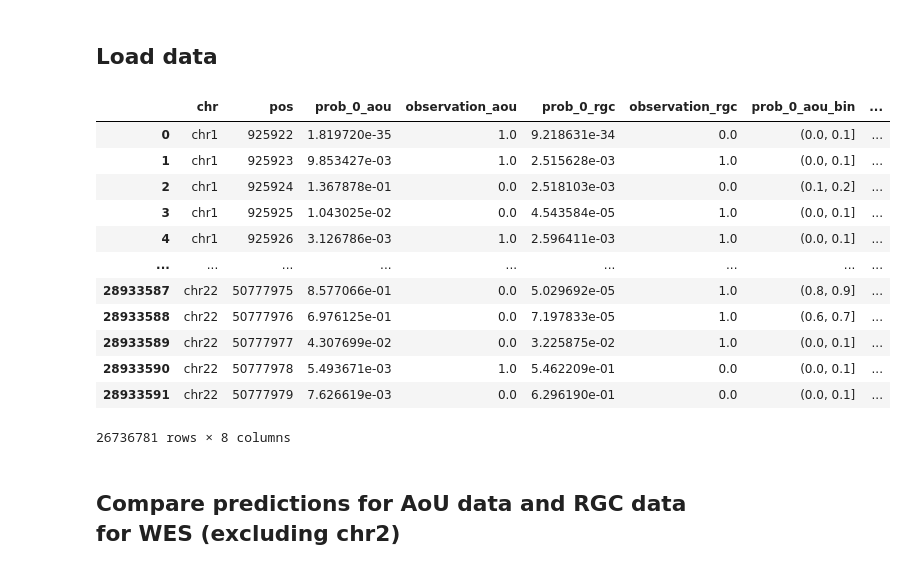
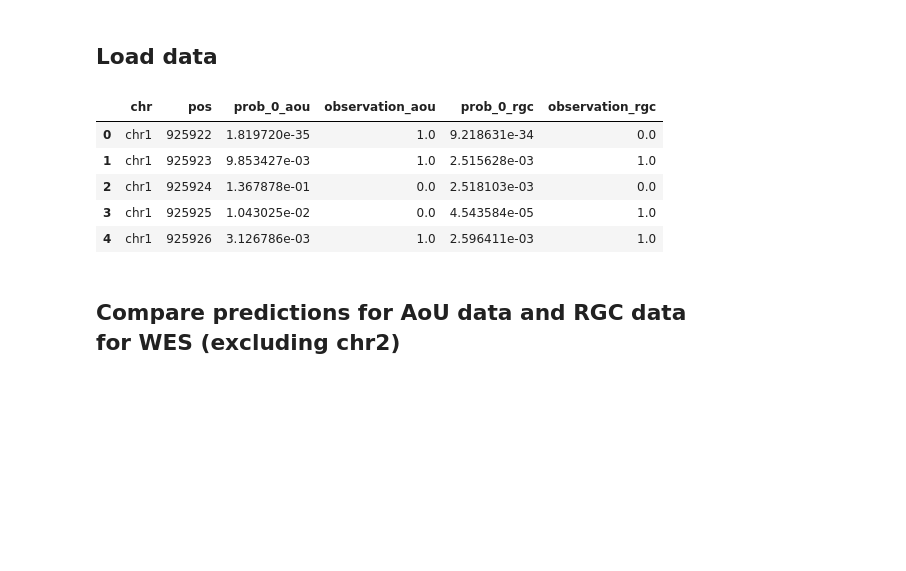
Before and after one commit to healthcare-medicine-ai/wgs-constraint-llm, a Jupyter notebook: RGC + AoU Predictions.ipynb, the cells around one changed output. Cells and saved outputs as stored; diff of their text form; code cells hidden in the pictures; blank space fills up the shorter version.

```diff
--- a/RGC + AoU Predictions.ipynb
+++ b/RGC + AoU Predictions.ipynb
@@ -29,26 +29,24 @@ coverage_file_path = data_path + 'gnomad.exomes.v4.0.coverage.summary.tsv.bgz'
 # %%
 # Define model name (and absolute path)
 model_name = results_path + 'HMM_rgc_0.9_over20_chr2'
 
 # aou_predictions_df = pd.read_csv(results_path + 'HMM_rgc_0.9_over20_chr2' + '_predictions_aou_wes.tsv.gz', compression='gzip', sep='\t')
 aou_predictions_df = pd.read_csv(all_results_path + 'HMM_rgc_0.9_over20_chr2' + '_predictions_aou_wes.tsv.gz', compression='gzip', sep='\t')
 rgc_predictions_df = pd.read_csv(results_path + 'HMM_rgc_0.9_over20_chr2' + '_predictions_rgc_wes.tsv.gz', compression='gzip', sep='\t')
 
 # Merge the DataFrames on the columns 'chr' and 'pos'
 merged_df = pd.merge(aou_predictions_df, rgc_predictions_df, on=['chr', 'pos'], suffixes=('_aou', '_rgc'))
 
-merged_df
+merged_df = merged_df.drop(columns=['prob_1_aou', 'prob_1_rgc'])
+
+# Save results for future analysis
+merged_df.to_csv(model_name + '_joint_predictions_aou_rgc_wes.tsv.gz', index=False, compression='gzip', sep='\t')
+
+merged_df.head()
 # %% [output]
-|  | chr | pos | prob_0_aou | observation_aou | prob_0_rgc | observation_rgc | prob_0_aou_bin | ... |
-| 0 | chr1 | 925922 | 1.819720e-35 | 1.0 | 9.218631e-34 | 0.0 | (0.0, 0.1] | ... |
-| 1 | chr1 | 925923 | 9.853427e-03 | 1.0 | 2.515628e-03 | 1.0 | (0.0, 0.1] | ... |
-| 2 | chr1 | 925924 | 1.367878e-01 | 0.0 | 2.518103e-03 | 0.0 | (0.1, 0.2] | ... |
-| 3 | chr1 | 925925 | 1.043025e-02 | 0.0 | 4.543584e-05 | 1.0 | (0.0, 0.1] | ... |
-| 4 | chr1 | 925926 | 3.126786e-03 | 1.0 | 2.596411e-03 | 1.0 | (0.0, 0.1] | ... |
-| ... | ... | ... | ... | ... | ... | ... | ... | ... |
-| 28933587 | chr22 | 50777975 | 8.577066e-01 | 0.0 | 5.029692e-05 | 1.0 | (0.8, 0.9] | ... |
-| 28933588 | chr22 | 50777976 | 6.976125e-01 | 0.0 | 7.197833e-05 | 1.0 | (0.6, 0.7] | ... |
-| 28933589 | chr22 | 50777977 | 4.307699e-02 | 0.0 | 3.225875e-02 | 1.0 | (0.0, 0.1] | ... |
-| 28933590 | chr22 | 50777978 | 5.493671e-03 | 1.0 | 5.462209e-01 | 0.0 | (0.0, 0.1] | ... |
-| 28933591 | chr22 | 50777979 | 7.626619e-03 | 0.0 | 6.296190e-01 | 0.0 | (0.0, 0.1] | ... |
+|  | chr | pos | prob_0_aou | observation_aou | prob_0_rgc | observation_rgc |
+| 0 | chr1 | 925922 | 1.819720e-35 | 1.0 | 9.218631e-34 | 0.0 |
+| 1 | chr1 | 925923 | 9.853427e-03 | 1.0 | 2.515628e-03 | 1.0 |
+| 2 | chr1 | 925924 | 1.367878e-01 | 0.0 | 2.518103e-03 | 0.0 |
+| 3 | chr1 | 925925 | 1.043025e-02 | 0.0 | 4.543584e-05 | 1.0 |
+| 4 | chr1 | 925926 | 3.126786e-03 | 1.0 | 2.596411e-03 | 1.0 |
-26736781 rows × 8 columns
```
Also changed, not shown: parts of 8 cells of this notebook, 15 other files.
